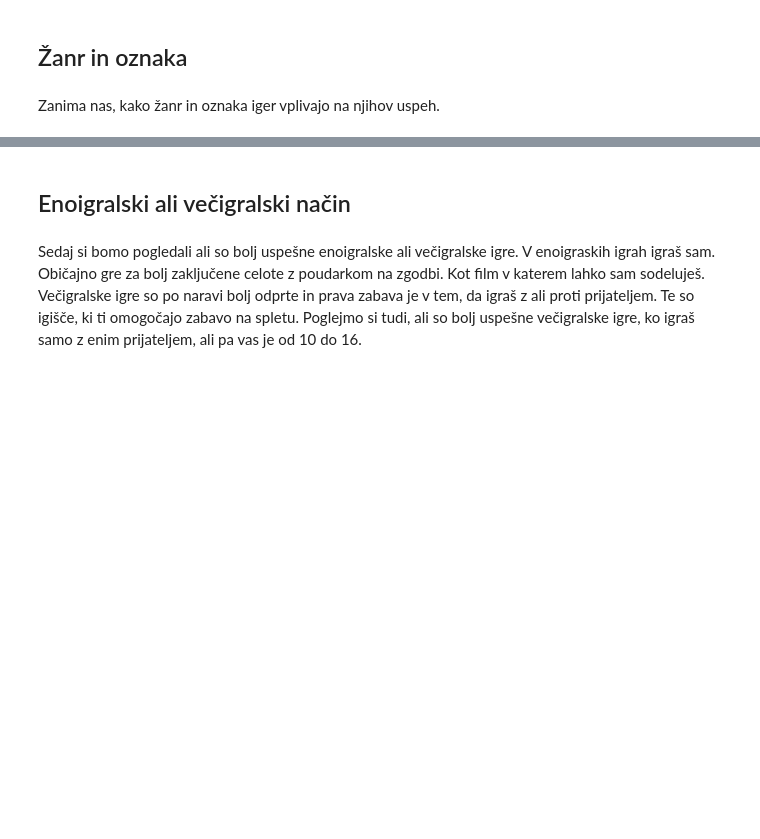
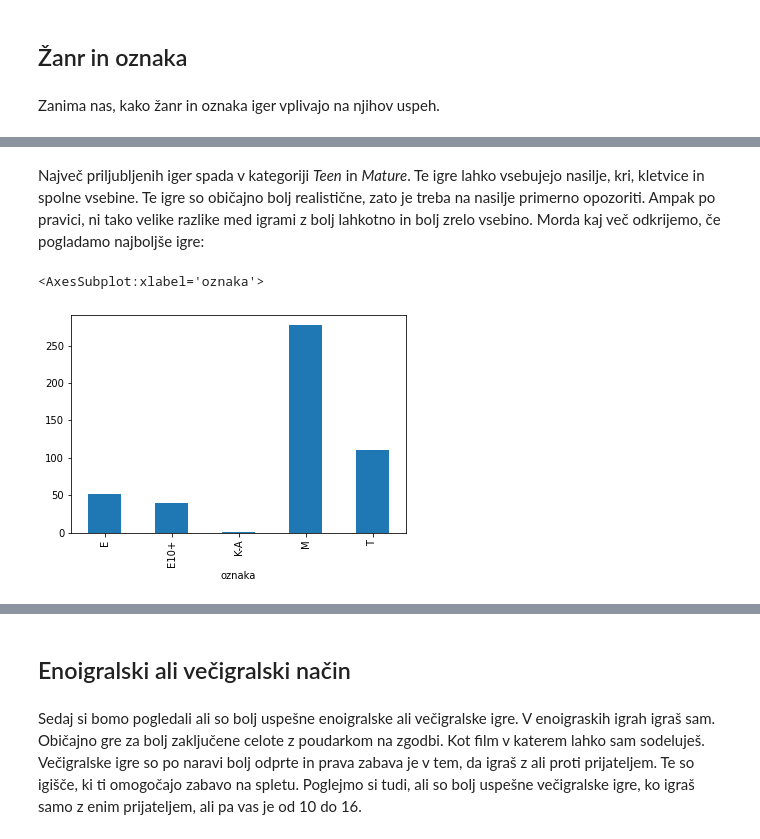
Before and after one commit to benoucakar/Najboljse-videoigre-vseh-casov, a Jupyter notebook: Najboljse_videoigre_vseh_casov.ipynb, the cells around one changed output, grey strips where cells are left out. Saved outputs shown, nothing was run; the diff lists cells and outputs as text; code cells hidden in the pictures; blank space fills up the shorter version.

```diff
--- a/Najboljse_videoigre_vseh_casov.ipynb
+++ b/Najboljse_videoigre_vseh_casov.ipynb
@@ -498,0 +518,9 @@ Zanima nas, kako žanr in oznaka iger vplivajo na njihov uspeh.
+# %% [markdown]
+Največ priljubljenih iger spada v kategoriji *Teen* in *Mature*. Te igre lahko vsebujejo nasilje, kri, kletvice in spolne vsebine. Te igre so običajno bolj realistične, zato je treba na nasilje primerno opozoriti. Ampak po pravici, ni tako velike razlike med igrami z bolj lahkotno in bolj zrelo vsebino. Morda kaj več odkrijemo, če pogladamo najboljše igre:
+# %%
+najboljse_igre = igre.head(500)
+oznake_najboljse = najboljse_igre.groupby("oznaka").size()
+oznake_najboljse.plot.bar()
+# %% [output]
+<AxesSubplot:xlabel='oznaka'>
+[figure, added]
```
Also changed, not shown: parts of 24 cells of this notebook.
